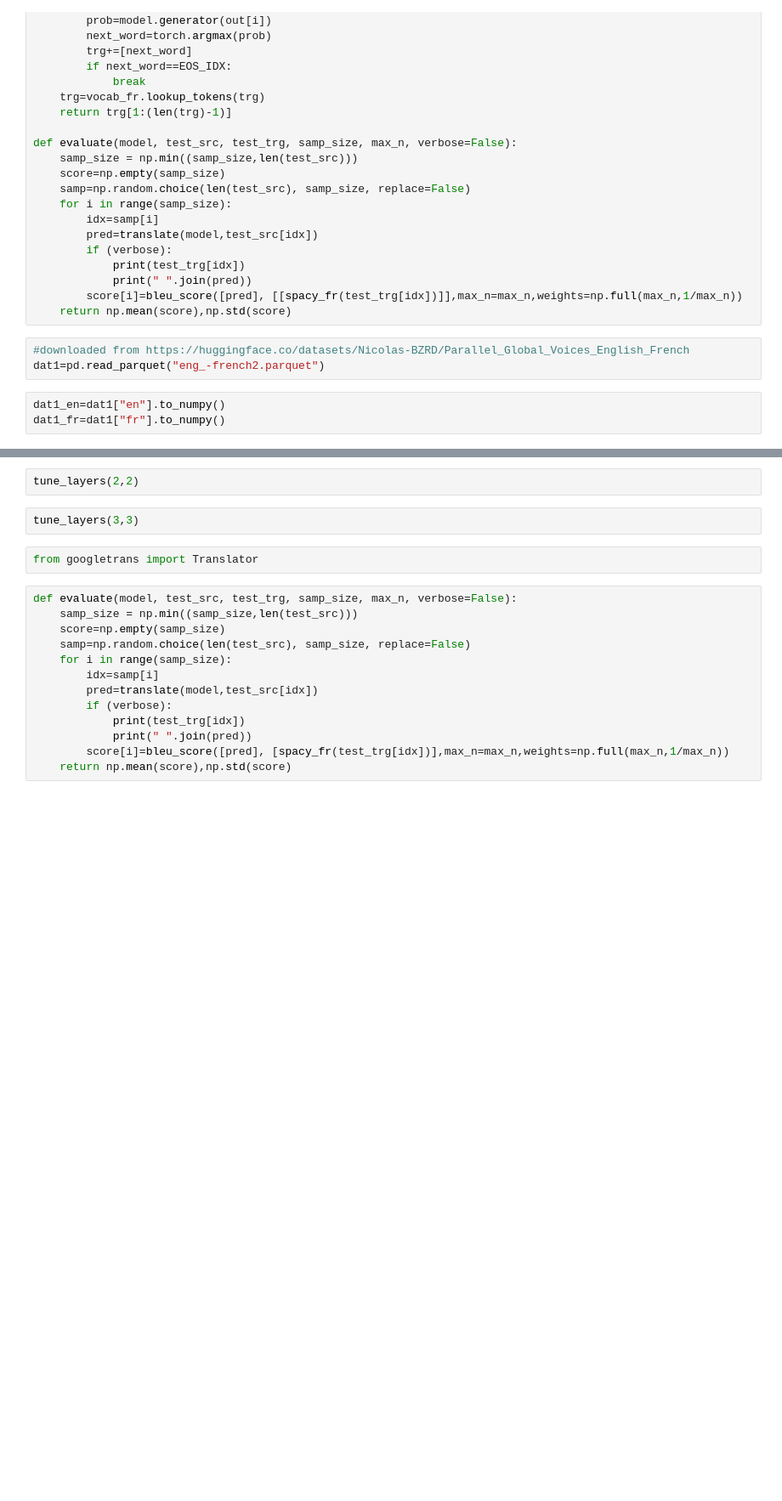
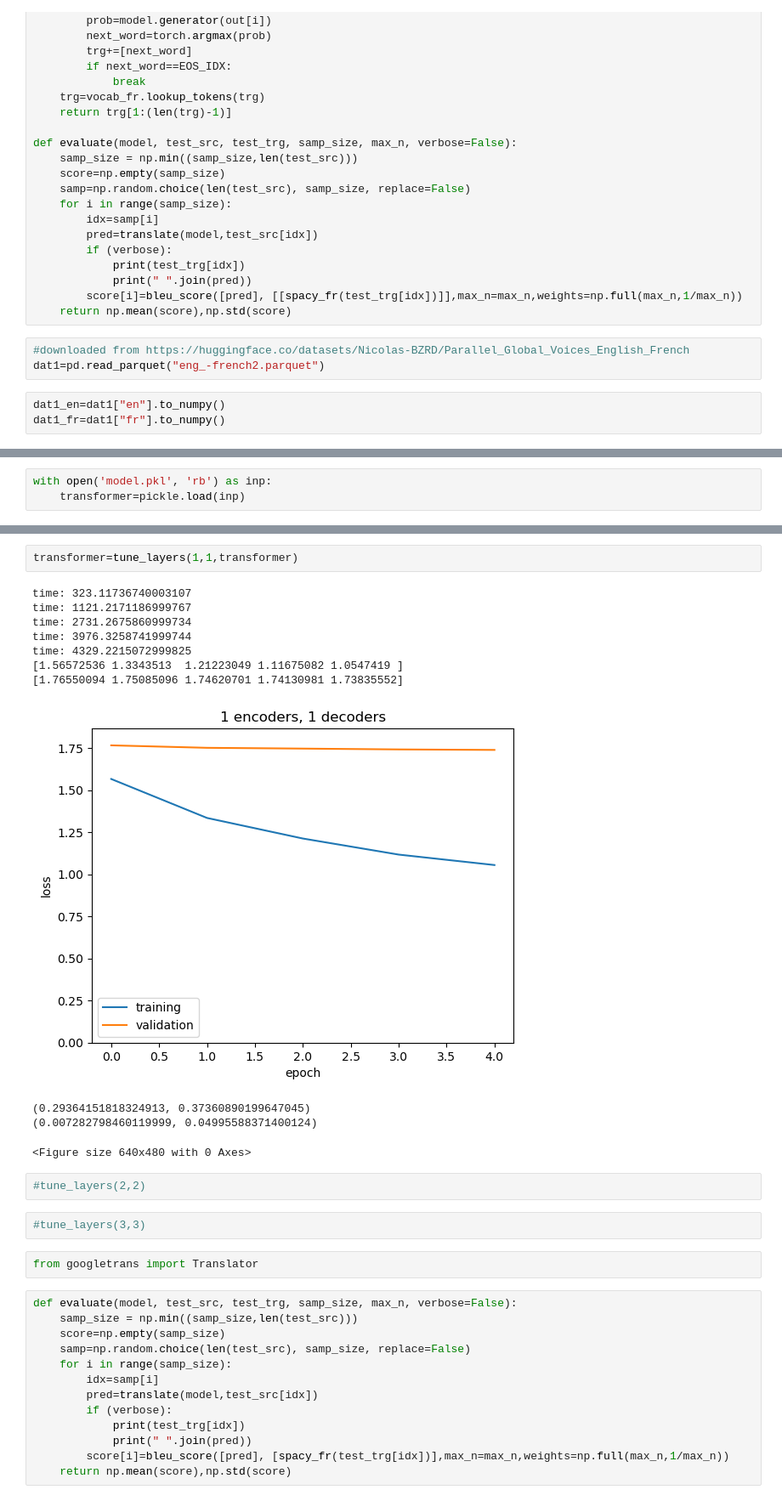
Before and after one commit to JerryGu12345/Transformer_Project, a Jupyter notebook: cs886transformer_240506.ipynb, the cells around one changed output, grey strips where cells are left out. Shown: that part at 85% size. Cells and saved outputs as stored; diff of their text form; blank space fills up the shorter version.

```diff
--- a/cs886transformer_240506.ipynb
+++ b/cs886transformer_240506.ipynb
@@ -391 +392,4 @@ time: 1034.022650400002
+# %%
+with open('model.pkl', 'rb') as inp:
+    transformer=pickle.load(inp)
 # %%
@@ -395,7 +399,21 @@ NameError: name 'transformer' is not defined
+# %%
+transformer=tune_layers(1,1,transformer)
+# %% [output]
+time: 323.11736740003107
+time: 1121.2171186999767
+time: 2731.2675860999734
+time: 3976.3258741999744
+time: 4329.2215072999825
+[1.56572536 1.3343513  1.21223049 1.11675082 1.0547419 ]
+[1.76550094 1.75085096 1.74620701 1.74130981 1.73835552]
+[figure, added]
+(0.29364151818324913, 0.37360890199647045)
+(0.007282798460119999, 0.04995588371400124)
+<Figure size 640x480 with 0 Axes>
 # %%
-tune_layers(2,2)
+#tune_layers(2,2)
 # %%
-tune_layers(3,3)
+#tune_layers(3,3)
 # %%
 from googletrans import Translator
 # %%
```
Also changed, not shown: parts of 13 cells of this notebook.
